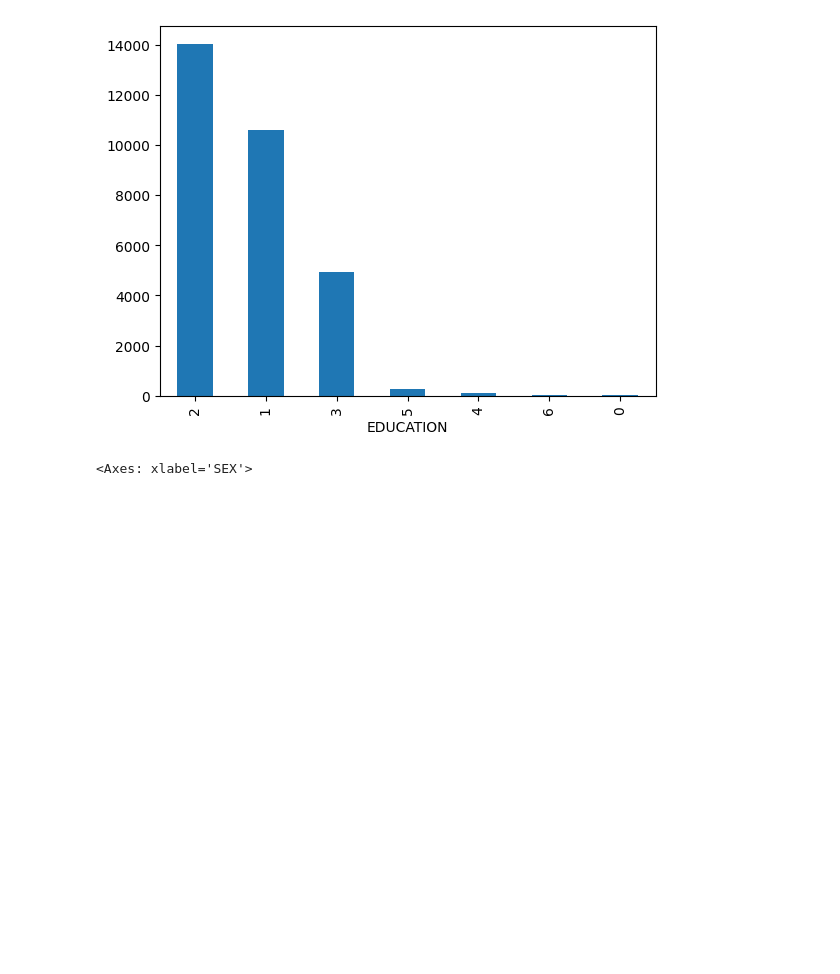
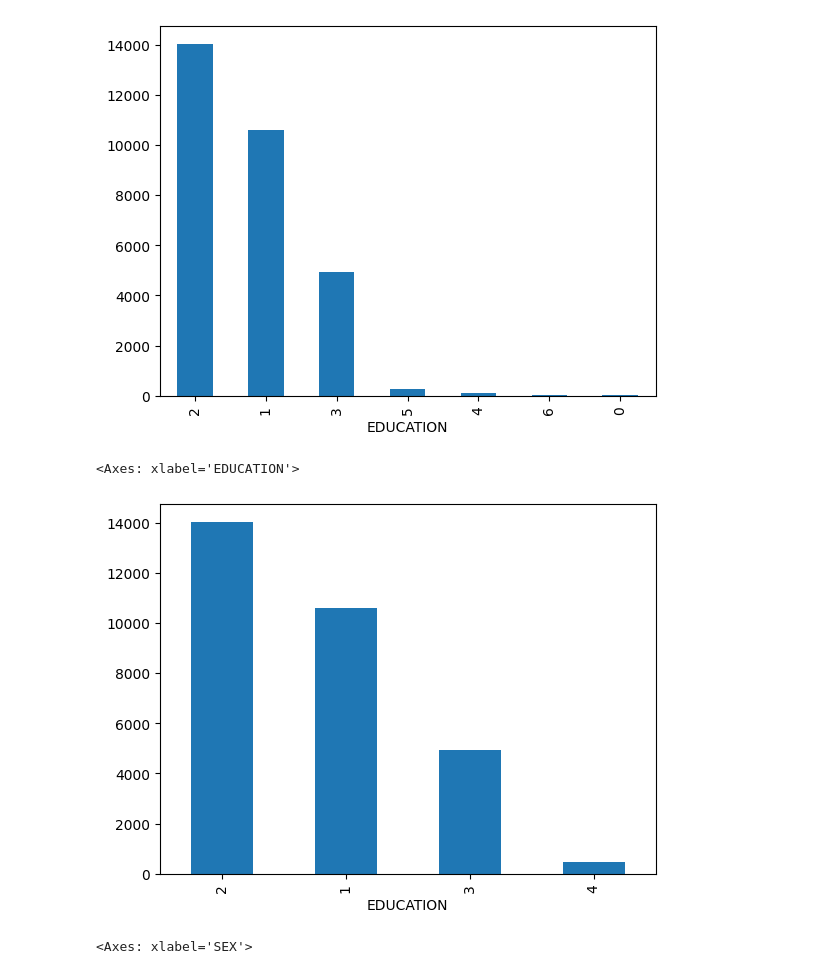
Before and after one commit to amitsingh2022/credit-risk-prediction, a Jupyter notebook: notebooks/EDA.ipynb, the cells around one changed output. Drawn from its saved outputs; the diff is of its cells as text; code cells hidden in the pictures; blank space fills up the shorter version.

```diff
--- a/notebooks/EDA.ipynb
+++ b/notebooks/EDA.ipynb
@@ -107,6 +114,13 @@ df['EDUCATION'].value_counts().plot(kind='bar')
 # %% [output]
 <Axes: xlabel='EDUCATION'>
 [figure]
+# %%
+df['EDUCATION'] = df['EDUCATION'].replace({0:4, 5:4, 6:4})
+# %%
+df['EDUCATION'].value_counts().plot(kind='bar')
+# %% [output]
+<Axes: xlabel='EDUCATION'>
+[figure, added]
 # %%
 df['SEX'].value_counts().plot(kind='bar')
 # %% [output]
```
Also changed, not shown: parts of 13 cells of this notebook.
